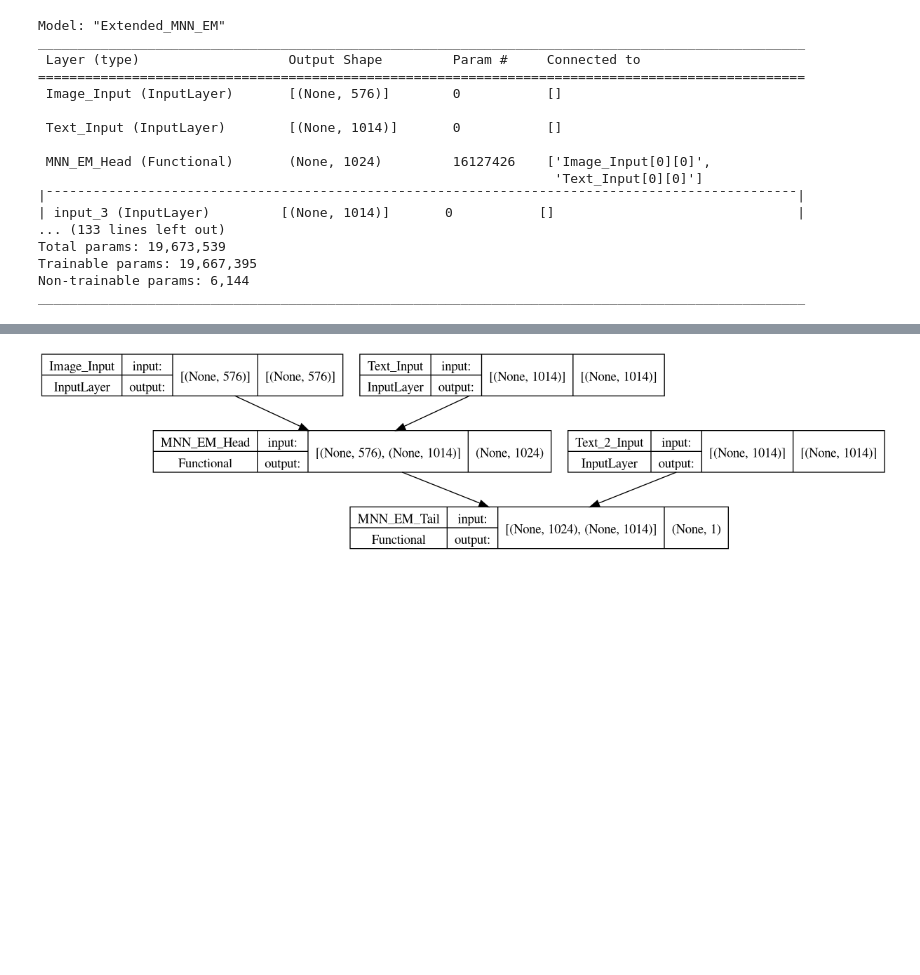
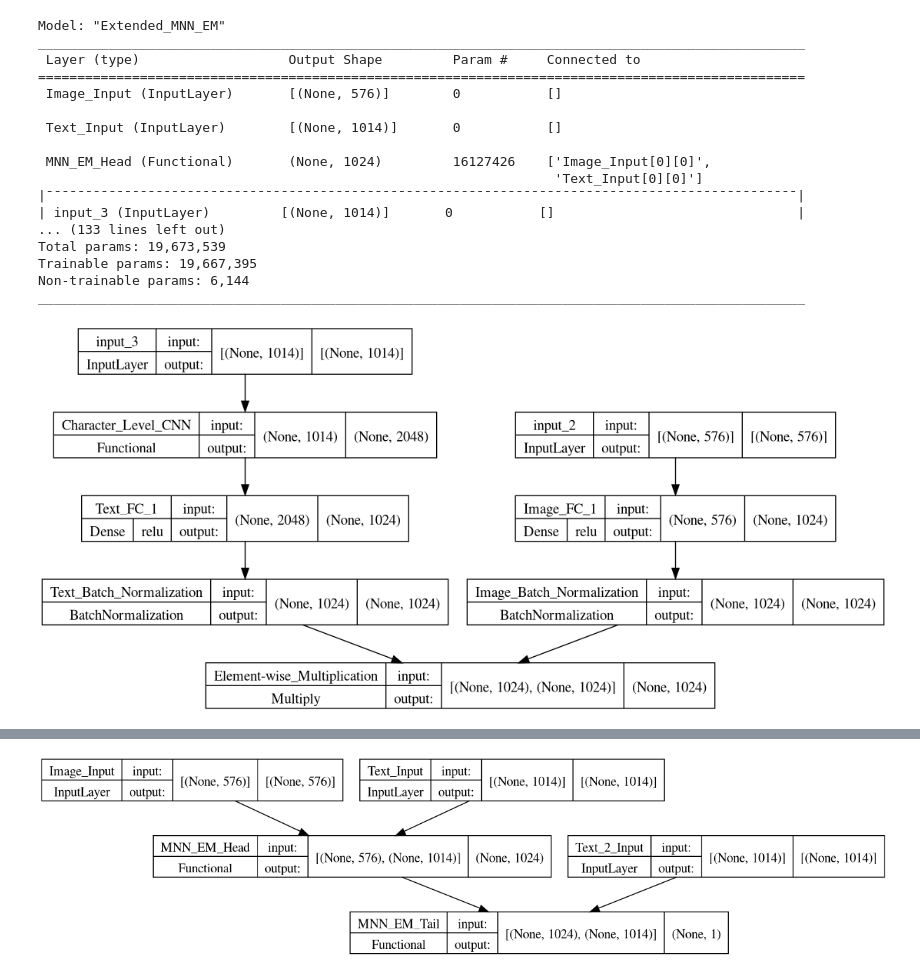
Before and after one commit to slacrum/multimodal_product_matching, a Jupyter notebook: notebooks/experiments/extended_mnn_em.ipynb, the cells around one changed output, grey strips where cells are left out. Cells and saved outputs as stored; diff of their text form; code cells hidden in the pictures; blank space fills up the shorter version.

Commit message:
Plot "heads" alongside full model

```diff
--- a/notebooks/experiments/extended_mnn_em.ipynb
+++ b/notebooks/experiments/extended_mnn_em.ipynb
@@ -289,3 +289,9 @@ Total params: 19,673,539
 Trainable params: 19,667,395
 Non-trainable params: 6,144
 __________________________________________________________________________________________________
+# %%
+# "Head"
+
+tf.keras.utils.plot_model(ext_mnn_em.model.layers[2], rankdir="TB", expand_nested=False, show_layer_activations=True, show_shapes=True)
+# %% [output]
+[figure, added]
```
Also changed, not shown: parts of 2 cells of this notebook, 1 other file.
